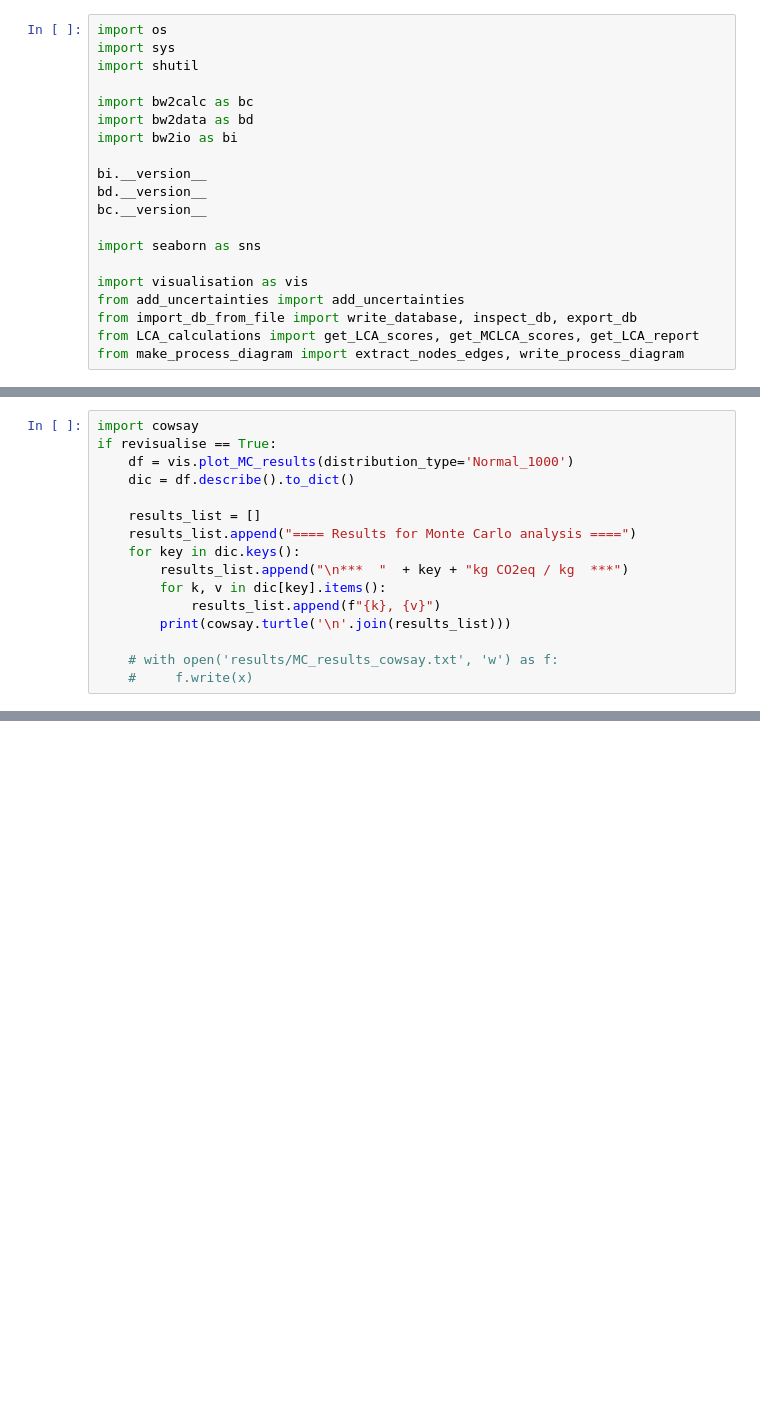
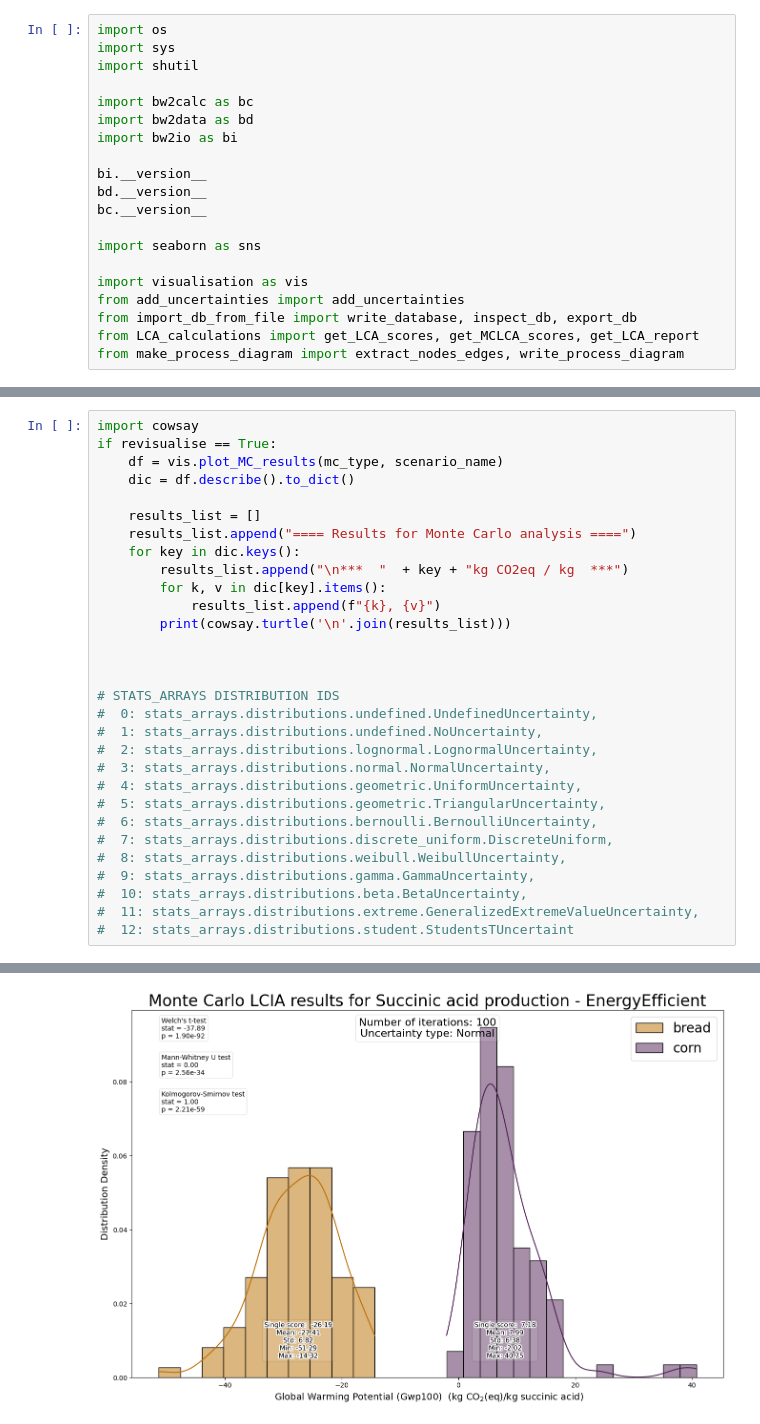
Before and after one commit to Stew-McD/cLCA_course-Aalborg2023, a Jupyter notebook: main.ipynb, the cells around one changed output, grey strips where cells are left out. Saved outputs shown, nothing was run; the diff lists cells and outputs as text; blank space fills up the shorter version.

```diff
--- a/main.ipynb
+++ b/main.ipynb
@@ -117,7 +229,7 @@ Exchange: 1.0 kg 'Purification' (kg, None, None) to 'Succinic acid production (b
 # %%
 import cowsay
 if revisualise == True:
-    df = vis.plot_MC_results(distribution_type='Normal_1000')
+    df = vis.plot_MC_results(mc_type, scenario_name)
     dic = df.describe().to_dict()
 
     results_list = []
@@ -128,5 +240,20 @@ if revisualise == True:
             results_list.append(f"{k}, {v}")
         print(cowsay.turtle('\n'.join(results_list)))
 
-    # with open('results/MC_results_cowsay.txt', 'w') as f:
-    #     f.write(x)
+
+
+# STATS_ARRAYS DISTRIBUTION IDS
+#  0: stats_arrays.distributions.undefined.UndefinedUncertainty,
+#  1: stats_arrays.distributions.undefined.NoUncertainty,
+#  2: stats_arrays.distributions.lognormal.LognormalUncertainty,
+#  3: stats_arrays.distributions.normal.NormalUncertainty,
+#  4: stats_arrays.distributions.geometric.UniformUncertainty,
+#  5: stats_arrays.distributions.geometric.TriangularUncertainty,
+#  6: stats_arrays.distributions.bernoulli.BernoulliUncertainty,
+#  7: stats_arrays.distributions.discrete_uniform.DiscreteUniform,
+#  8: stats_arrays.distributions.weibull.WeibullUncertainty,
+#  9: stats_arrays.distributions.gamma.GammaUncertainty,
+#  10: stats_arrays.distributions.beta.BetaUncertainty,
+#  11: stats_arrays.distributions.extreme.GeneralizedExtremeValueUncertainty,
+#  12: stats_arrays.distributions.student.StudentsTUncertaint
+# %% [output]
@@ -132,0 +275 @@ if revisualise == True:
+[figure, added]
```
Also changed, not shown: parts of 6 cells of this notebook, 1 other file.
